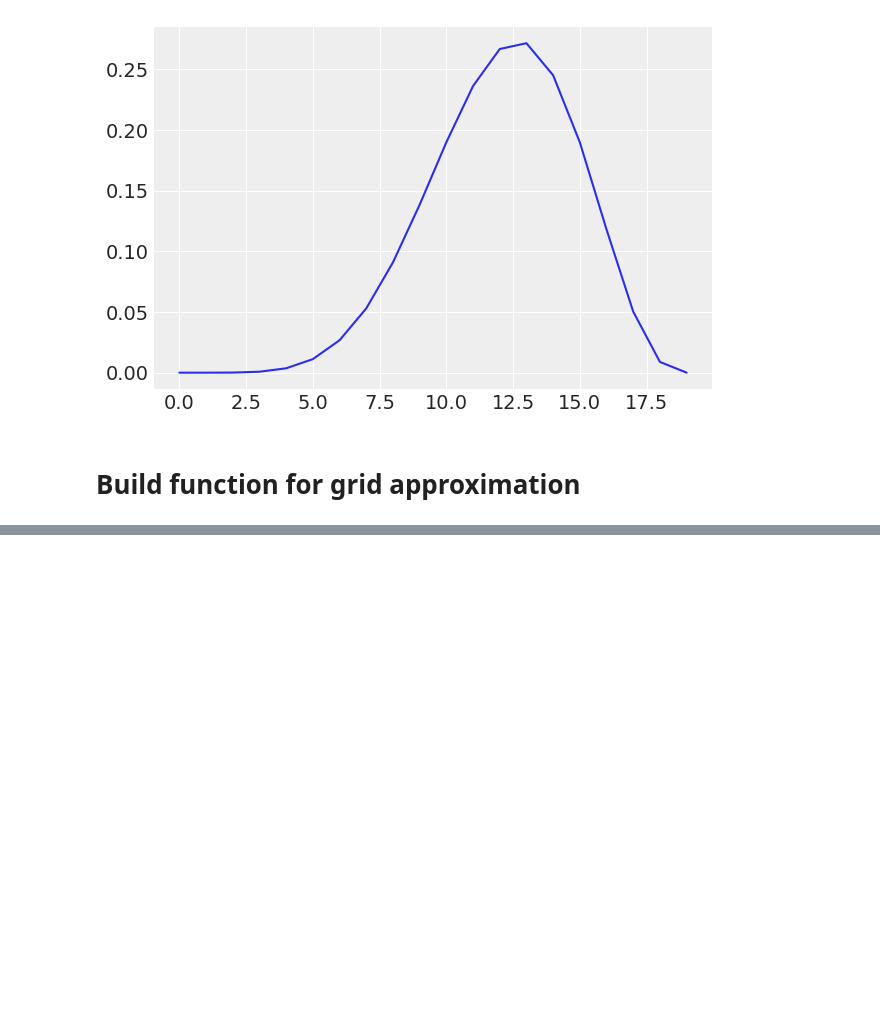
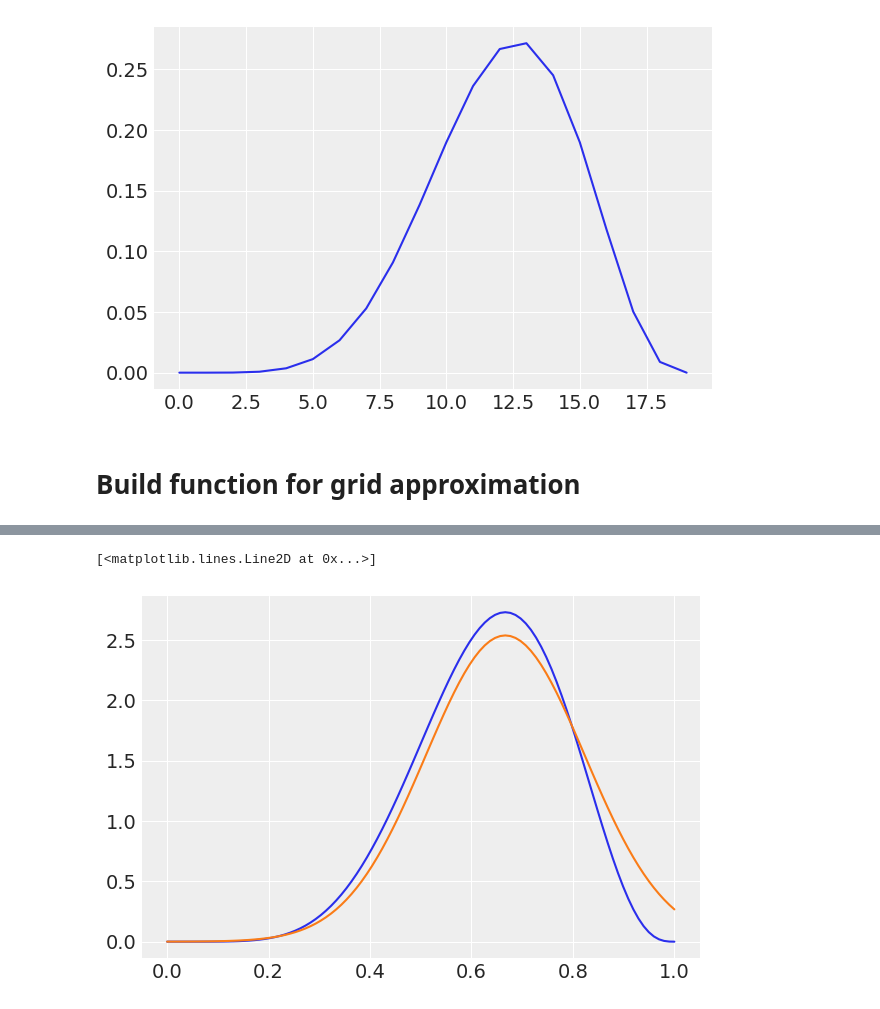
Before and after one commit to Voda88/Statistical-Rethinking, a Jupyter notebook: Exercises.ipynb, the cells around one changed output, grey strips where cells are left out. Drawn from its saved outputs; the diff is of its cells as text; code cells hidden in the pictures; blank space fills up the shorter version.

```diff
--- a/Exercises.ipynb
+++ b/Exercises.ipynb
@@ -58,0 +78,2 @@ az.plot_posterior(fine_posterior, ax=ax[1])
+# %%
+data = np.repeat((0,1),(3,6))
@@ -58,0 +97,12 @@ az.plot_posterior(fine_posterior, ax=ax[1])
+# %%
+#analytical calculation
+w,n = 6,9
+x = np.linspace(0,1,100)
+plt.plot(x, stats.beta.pdf(x, w+1, n-w+1),
+         label = 'True Posterior')
+#quadratic approximation
+plt.plot(x,stats.norm.pdf(x,mean_q['p'],std_q),
+        label = 'Quadratic Approximation')
+# %% [output]
+[<matplotlib.lines.Line2D at 0x...>]
+[figure, added]
```
Also changed, not shown: parts of 52 cells of this notebook.
